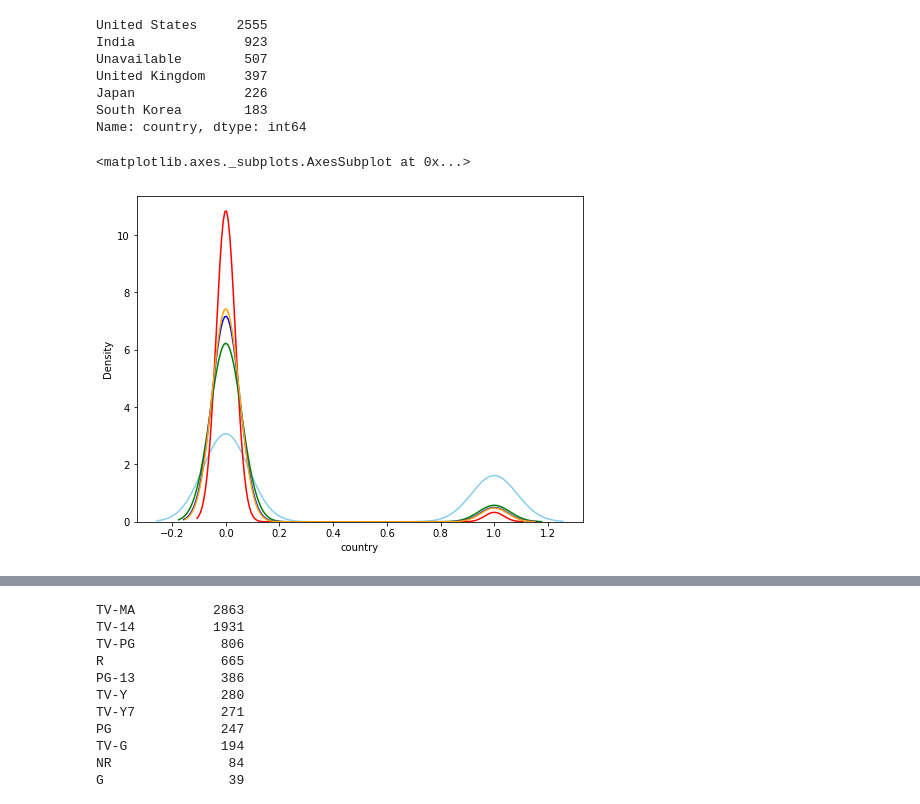
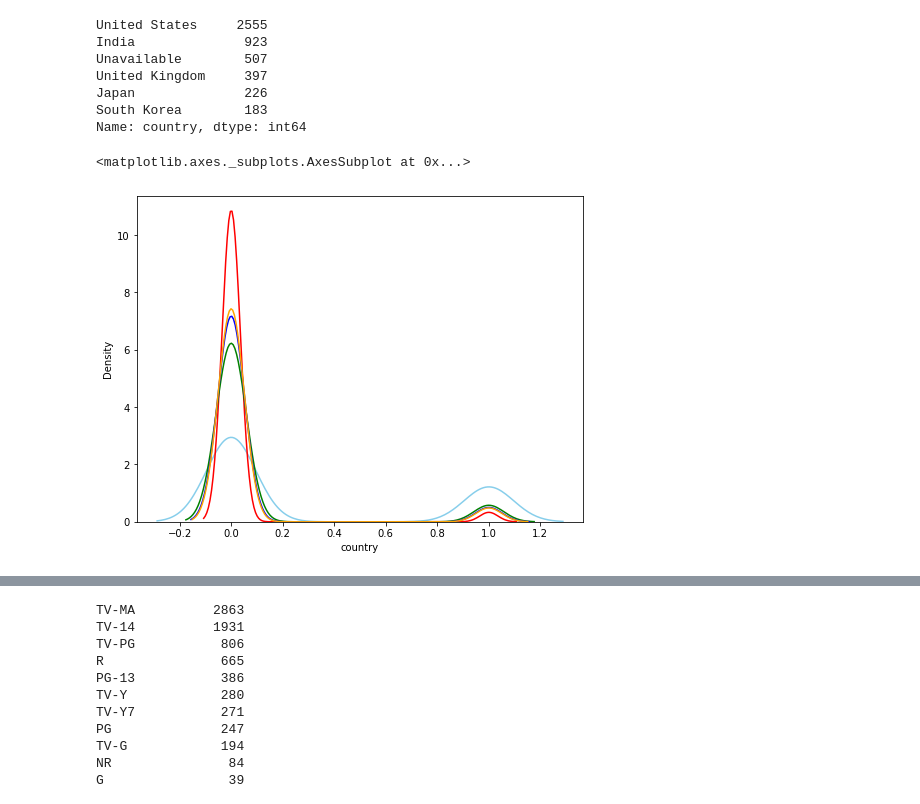
Before and after one commit to spradeepgit/NETFLIX-MOVIES-AND-TV-SHOWS-CLUSTERING, a Jupyter notebook: NETFLIX_MOVIES_AND_TV_SHOWS_CLUSTERING.ipynb, the cells around one changed output, grey strips where cells are left out. Saved outputs shown, nothing was run; the diff lists cells and outputs as text; code cells hidden in the pictures.

```diff
--- a/NETFLIX_MOVIES_AND_TV_SHOWS_CLUSTERING.ipynb
+++ b/NETFLIX_MOVIES_AND_TV_SHOWS_CLUSTERING.ipynb
@@ -423,12 +429,13 @@ Japan              226
 South Korea        183
 Name: country, dtype: int64
 # %%
+# maximum TV Shows produced by country
 plt.figure(figsize=(8,6))
-sns.distplot(netflix_df[netflix_df['type']=='Movie']['country']=='United States',hist=False,color='skyblue')
+sns.distplot(netflix_df[netflix_df['type']=='TV Show']['country']=='United States',hist=False,color='skyblue')
 sns.distplot(netflix_df[netflix_df['type']=='TV Show']['country']=='India',hist=False,color='red')
 sns.distplot(netflix_df[netflix_df['type']=='TV Show']['country']=='United Kingdom',hist=False,color='green')
 sns.distplot(netflix_df[netflix_df['type']=='TV Show']['country']=='Japan',hist=False,color='blue')
 sns.distplot(netflix_df[netflix_df['type']=='TV Show']['country']=='South Korea',hist=False,color='orange')
 # %% [output]
 <matplotlib.axes._subplots.AxesSubplot at 0x...>
-[figure, old version]
+[figure, new version]
```
Also changed, not shown: parts of 13 cells of this notebook.
